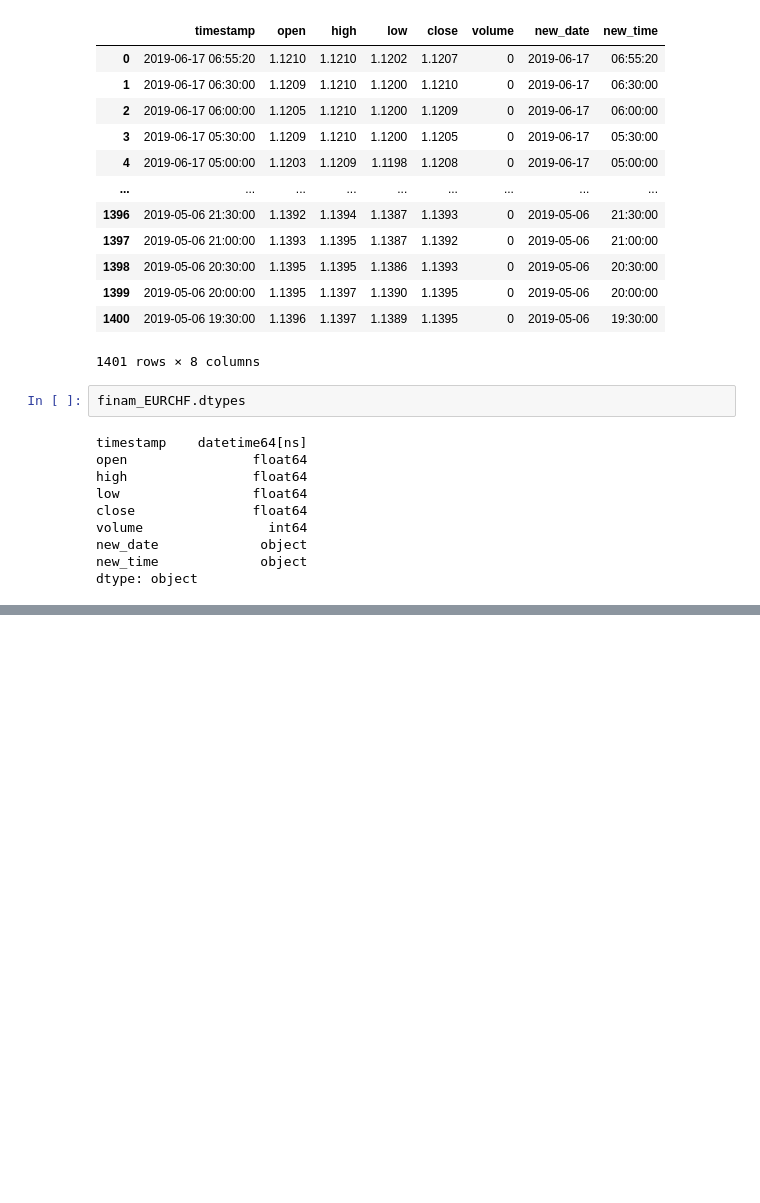
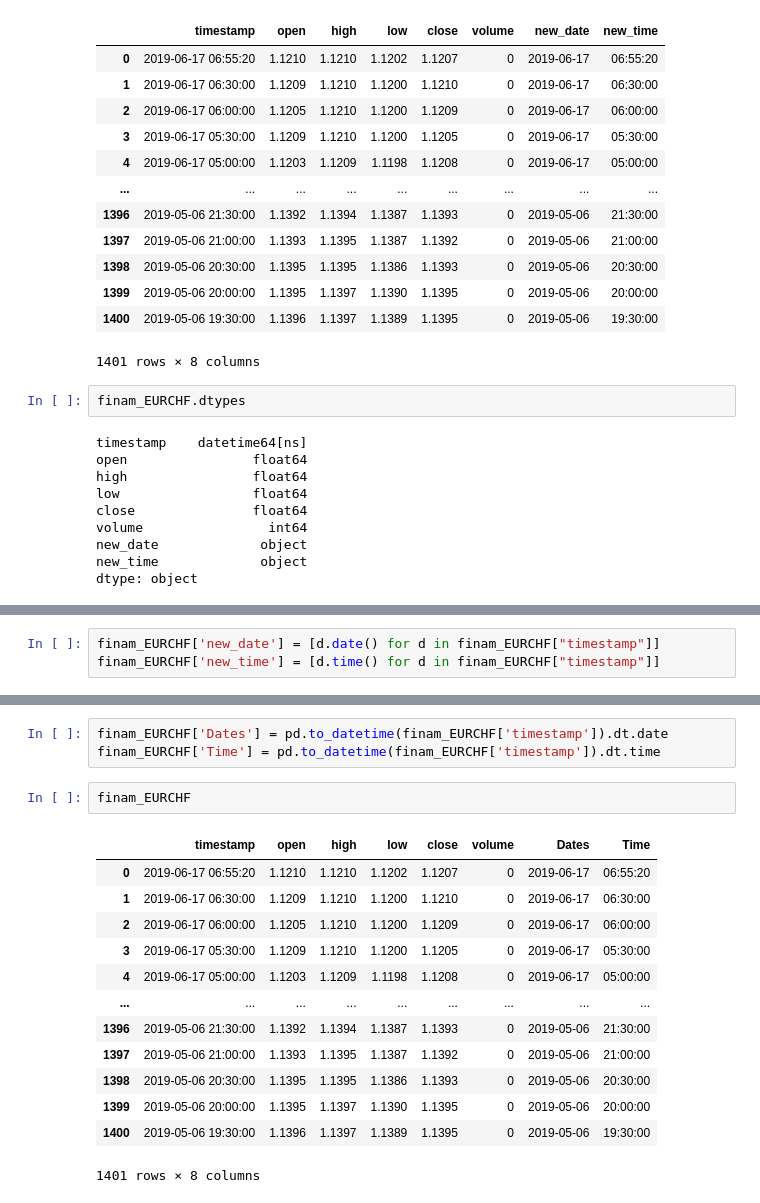
Before and after one commit to gmineo/CFA-Financial-Data-Wrangling-and-Visualization-in-Python, a Jupyter notebook: tutorial_filled/filled_tutorial_16_datareader_ver_alphavantage.ipynb, the cells around one changed output, grey strips where cells are left out. Drawn from its saved outputs; the diff is of its cells as text; blank space fills up the shorter version.

```diff
--- a/tutorial_filled/filled_tutorial_16_datareader_ver_alphavantage.ipynb
+++ b/tutorial_filled/filled_tutorial_16_datareader_ver_alphavantage.ipynb
@@ -343,0 +369,3 @@ dtype: object
+# %%
+finam_EURCHF['new_date'] = [d.date() for d in finam_EURCHF["timestamp"]]
+finam_EURCHF['new_time'] = [d.time() for d in finam_EURCHF["timestamp"]]
@@ -343,0 +401,19 @@ dtype: object
+# %%
+finam_EURCHF['Dates'] = pd.to_datetime(finam_EURCHF['timestamp']).dt.date
+finam_EURCHF['Time'] = pd.to_datetime(finam_EURCHF['timestamp']).dt.time
+# %%
+finam_EURCHF
+# %% [output]
+|  | timestamp | open | high | low | close | volume | Dates | Time |
+| 0 | 2019-06-17 06:55:20 | 1.1210 | 1.1210 | 1.1202 | 1.1207 | 0 | 2019-06-17 | 06:55:20 |
+| 1 | 2019-06-17 06:30:00 | 1.1209 | 1.1210 | 1.1200 | 1.1210 | 0 | 2019-06-17 | 06:30:00 |
+| 2 | 2019-06-17 06:00:00 | 1.1205 | 1.1210 | 1.1200 | 1.1209 | 0 | 2019-06-17 | 06:00:00 |
+| 3 | 2019-06-17 05:30:00 | 1.1209 | 1.1210 | 1.1200 | 1.1205 | 0 | 2019-06-17 | 05:30:00 |
+| 4 | 2019-06-17 05:00:00 | 1.1203 | 1.1209 | 1.1198 | 1.1208 | 0 | 2019-06-17 | 05:00:00 |
+| ... | ... | ... | ... | ... | ... | ... | ... | ... |
+| 1396 | 2019-05-06 21:30:00 | 1.1392 | 1.1394 | 1.1387 | 1.1393 | 0 | 2019-05-06 | 21:30:00 |
+| 1397 | 2019-05-06 21:00:00 | 1.1393 | 1.1395 | 1.1387 | 1.1392 | 0 | 2019-05-06 | 21:00:00 |
+| 1398 | 2019-05-06 20:30:00 | 1.1395 | 1.1395 | 1.1386 | 1.1393 | 0 | 2019-05-06 | 20:30:00 |
+| 1399 | 2019-05-06 20:00:00 | 1.1395 | 1.1397 | 1.1390 | 1.1395 | 0 | 2019-05-06 | 20:00:00 |
+| 1400 | 2019-05-06 19:30:00 | 1.1396 | 1.1397 | 1.1389 | 1.1395 | 0 | 2019-05-06 | 19:30:00 |
+1401 rows × 8 columns
```
Also changed, not shown: parts of 9 cells of this notebook.
